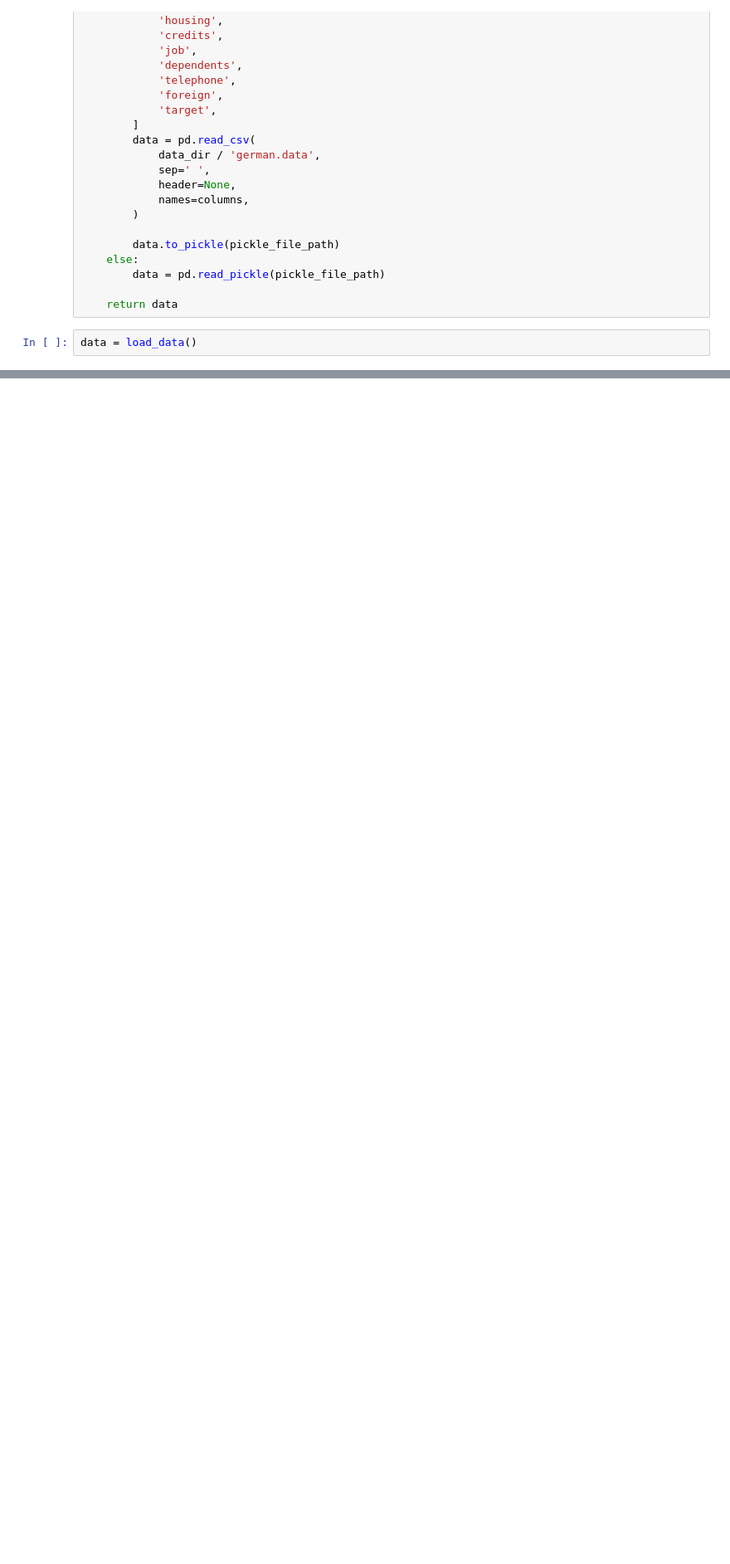
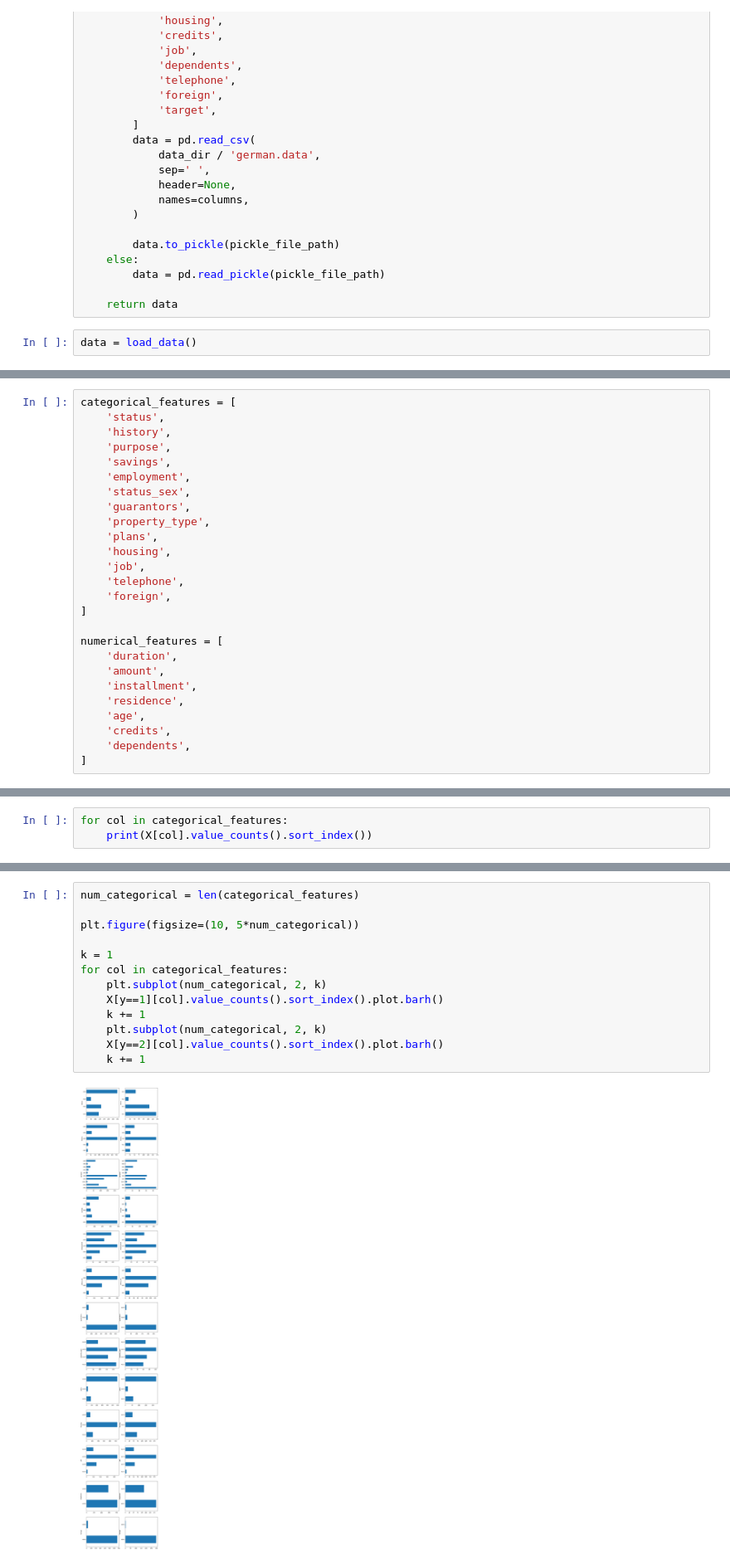
Before and after one commit to FabioAyresInsper/german, a Jupyter notebook: notebooks/experiment.ipynb, the cells around one changed output, grey strips where cells are left out. Shown at 83% size. Saved outputs shown, nothing was run; the diff lists cells and outputs as text; blank space fills up the shorter version.

```diff
--- a/notebooks/experiment.ipynb
+++ b/notebooks/experiment.ipynb
@@ -68,0 +115,26 @@ data = load_data()
+# %%
+categorical_features = [
+    'status',
+    'history',
+    'purpose',
+    'savings',
+    'employment',
+    'status_sex',
+    'guarantors',
+    'property_type',
+    'plans',
+    'housing',
+    'job',
+    'telephone',
+    'foreign',
+]
+
+numerical_features = [
+    'duration',
+    'amount',
+    'installment',
+    'residence',
+    'age',
+    'credits',
+    'dependents',
+]
@@ -68,0 +148,3 @@ data = load_data()
+# %%
+for col in categorical_features:
+    print(X[col].value_counts().sort_index())
@@ -68,0 +171,15 @@ data = load_data()
+# %%
+num_categorical = len(categorical_features)
+
+plt.figure(figsize=(10, 5*num_categorical))
+
+k = 1
+for col in categorical_features:
+    plt.subplot(num_categorical, 2, k)
+    X[y==1][col].value_counts().sort_index().plot.barh()
+    k += 1
+    plt.subplot(num_categorical, 2, k)
+    X[y==2][col].value_counts().sort_index().plot.barh()
+    k += 1
+# %% [output]
+[figure, added]
```
Also changed, not shown: parts of 20 cells of this notebook.
